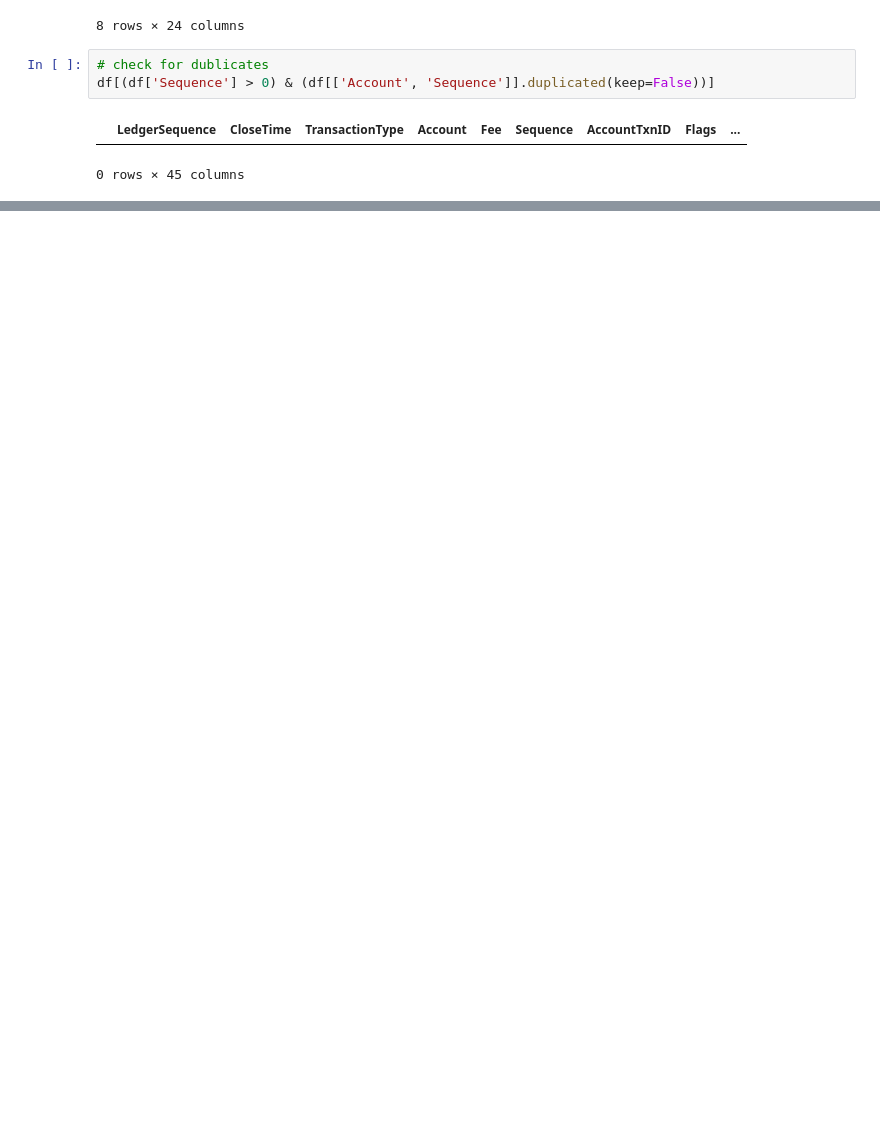
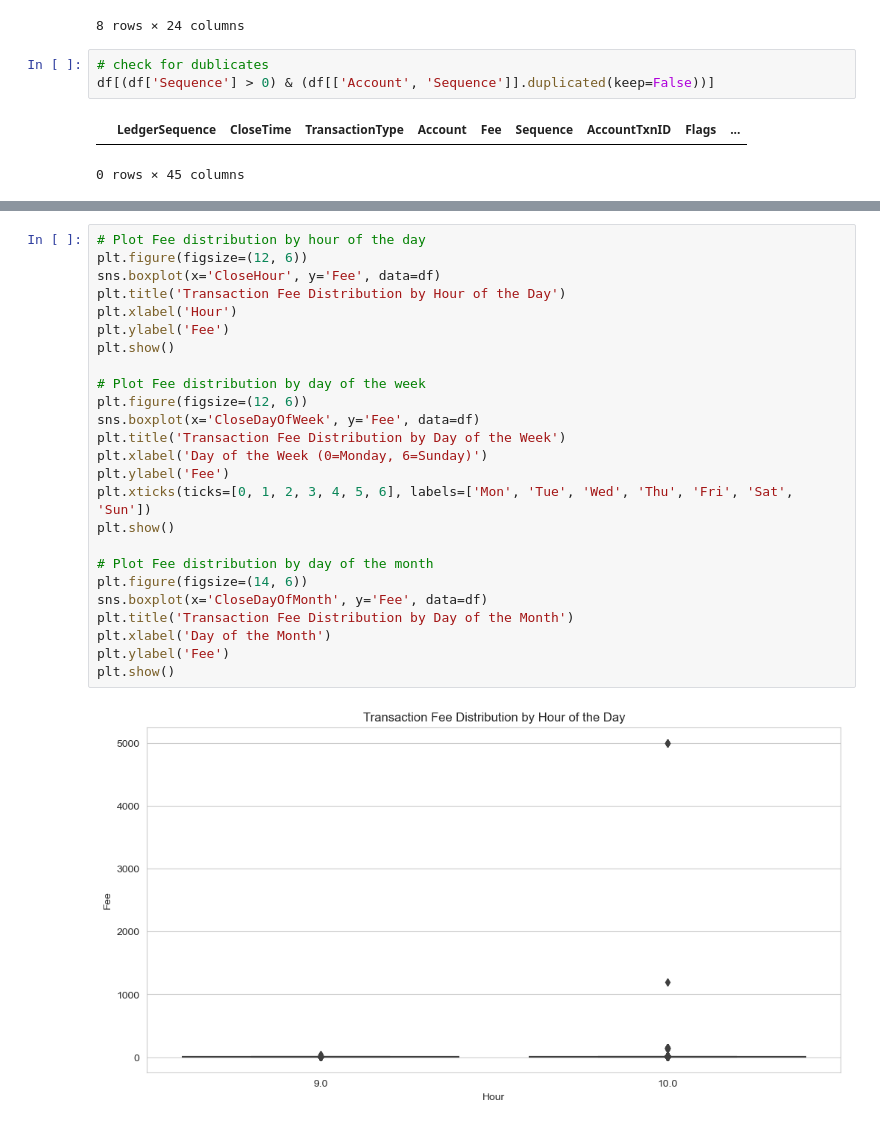
Before and after one commit to xxnado/XRP-Ledger-Analytics, a Jupyter notebook: PreProcessing.ipynb, the cells around one changed output, grey strips where cells are left out. Saved outputs shown, nothing was run; the diff lists cells and outputs as text; blank space fills up the shorter version.

```diff
--- a/PreProcessing.ipynb
+++ b/PreProcessing.ipynb
@@ -378,0 +512,27 @@ dtype: float64
+# %%
+# Plot Fee distribution by hour of the day
+plt.figure(figsize=(12, 6))
+sns.boxplot(x='CloseHour', y='Fee', data=df)
+plt.title('Transaction Fee Distribution by Hour of the Day')
+plt.xlabel('Hour')
+plt.ylabel('Fee')
+plt.show()
+
+# Plot Fee distribution by day of the week
+plt.figure(figsize=(12, 6))
+sns.boxplot(x='CloseDayOfWeek', y='Fee', data=df)
+plt.title('Transaction Fee Distribution by Day of the Week')
+plt.xlabel('Day of the Week (0=Monday, 6=Sunday)')
+plt.ylabel('Fee')
+plt.xticks(ticks=[0, 1, 2, 3, 4, 5, 6], labels=['Mon', 'Tue', 'Wed', 'Thu', 'Fri', 'Sat', 'Sun'])
+plt.show()
+
+# Plot Fee distribution by day of the month
+plt.figure(figsize=(14, 6))
+sns.boxplot(x='CloseDayOfMonth', y='Fee', data=df)
+plt.title('Transaction Fee Distribution by Day of the Month')
+plt.xlabel('Day of the Month')
+plt.ylabel('Fee')
+plt.show()
+# %% [output]
+[figure, added]
```
Also changed, not shown: parts of 33 cells of this notebook.
